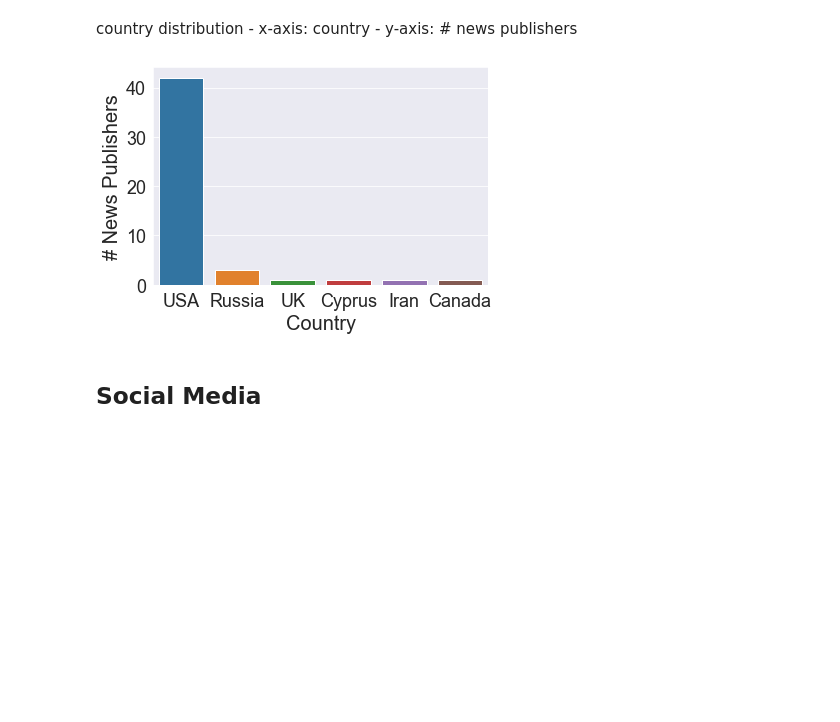
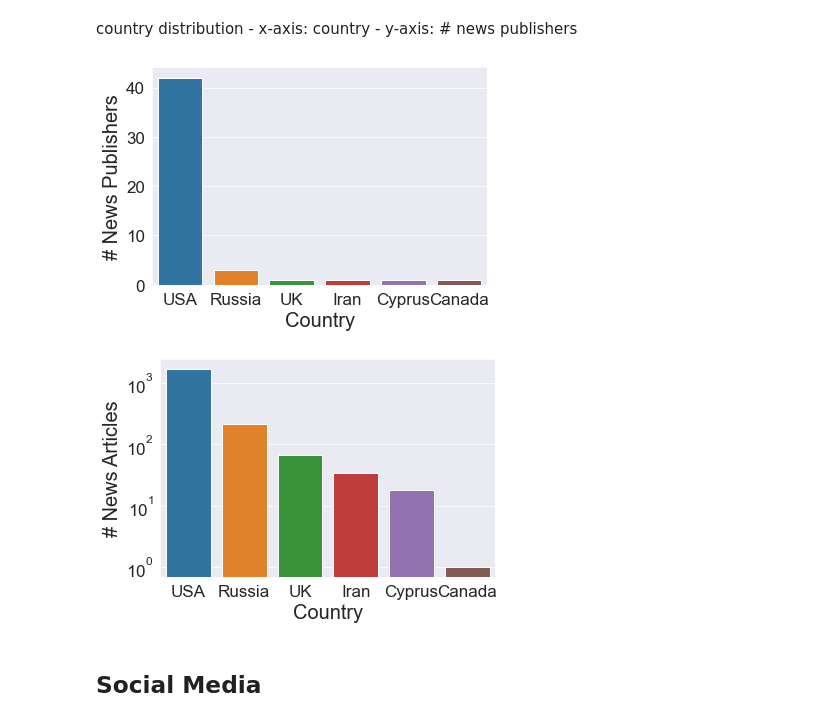
Before and after one commit to apurvamulay/ReCOVery, a Jupyter notebook: code/DataDistribution.ipynb, the cells around one changed output. Saved outputs shown, nothing was run; the diff lists cells and outputs as text; code cells hidden in the pictures; blank space fills up the shorter version.

```diff
--- a/code/DataDistribution.ipynb
+++ b/code/DataDistribution.ipynb
@@ -10,7 +10,7 @@ import datetime
 import matplotlib.pyplot as plt
 import seaborn as sns
 
-SMALL_SIZE = 18
+SMALL_SIZE = 17
 MEDIUM_SIZE = 20
 BIGGER_SIZE = 22
 
@@ -515,37 +517,39 @@ country distribution
 # %%
 news_publishers = []
 countries = []
 
 for CSV_FILE_NAME in CSV_FILE_NAMES0:
     if CSV_FILE_NAME[:12]=="news-dataset":
         df = pd.read_csv(CSV_FILE_DIR0 + '/' + CSV_FILE_NAME)
         df = df[ ~df['publish_date'].isin(remove_dates) ]
         news_publishers.append(df['publisher'][0])
         countries.append(df['country'][0])
 
 for CSV_FILE_NAME in CSV_FILE_NAMES1:
     if CSV_FILE_NAME[:12]=="news-dataset":
         df = pd.read_csv(CSV_FILE_DIR1 + '/' + CSV_FILE_NAME)
         df = df[ ~df['publish_date'].isin(remove_dates) ]
         news_publishers.append(df['publisher'][0])
         countries.append(df['country'][0])
 
 # plt.figure(figsize=(7,6))
-ax = sns.countplot(countries, order = ['USA', 'Russia', 'UK', 'Cyprus', 'Iran', 'Canada'])
+ax = sns.countplot(countries, order = ['USA', 'Russia', 'UK', 'Iran', 'Cyprus', 'Canada'])
 plt.xlabel('Country')
 plt.ylabel('# News Publishers')
 plt.savefig(CSV_FILE_DIR_HEAD+'figure/country_publisherCount.eps', bbox_inches='tight')
 plt.show()
 
 ##########################
-# countries = dfs['country']
-# ax = sns.countplot(countries, order = ['USA', 'Russia', 'UK', 'Iran', 'Cyprus', 'Canada'])
-# plt.xlabel('Country')
-# plt.ylabel('# News Articles')
-# plt.savefig(CSV_FILE_DIR_HEAD+'figure/country_newsCount.eps', bbox_inches='tight')
-# plt.show()
+countries = dfs['country']
+ax = sns.countplot(countries, order = ['USA', 'Russia', 'UK', 'Iran', 'Cyprus', 'Canada'])
+plt.xlabel('Country')
+plt.ylabel('# News Articles')
+ax.set_yscale('log')
+plt.savefig(CSV_FILE_DIR_HEAD+'figure/country_newsCount.eps', bbox_inches='tight')
+plt.show()
 # %% [output]
-[figure, old version]
+[figure, new version]
+[figure, added]
 # %% [markdown]
 ## Social Media
 # %% [markdown]
```
Also changed, not shown: parts of 1 cell of this notebook, 7 other files.
